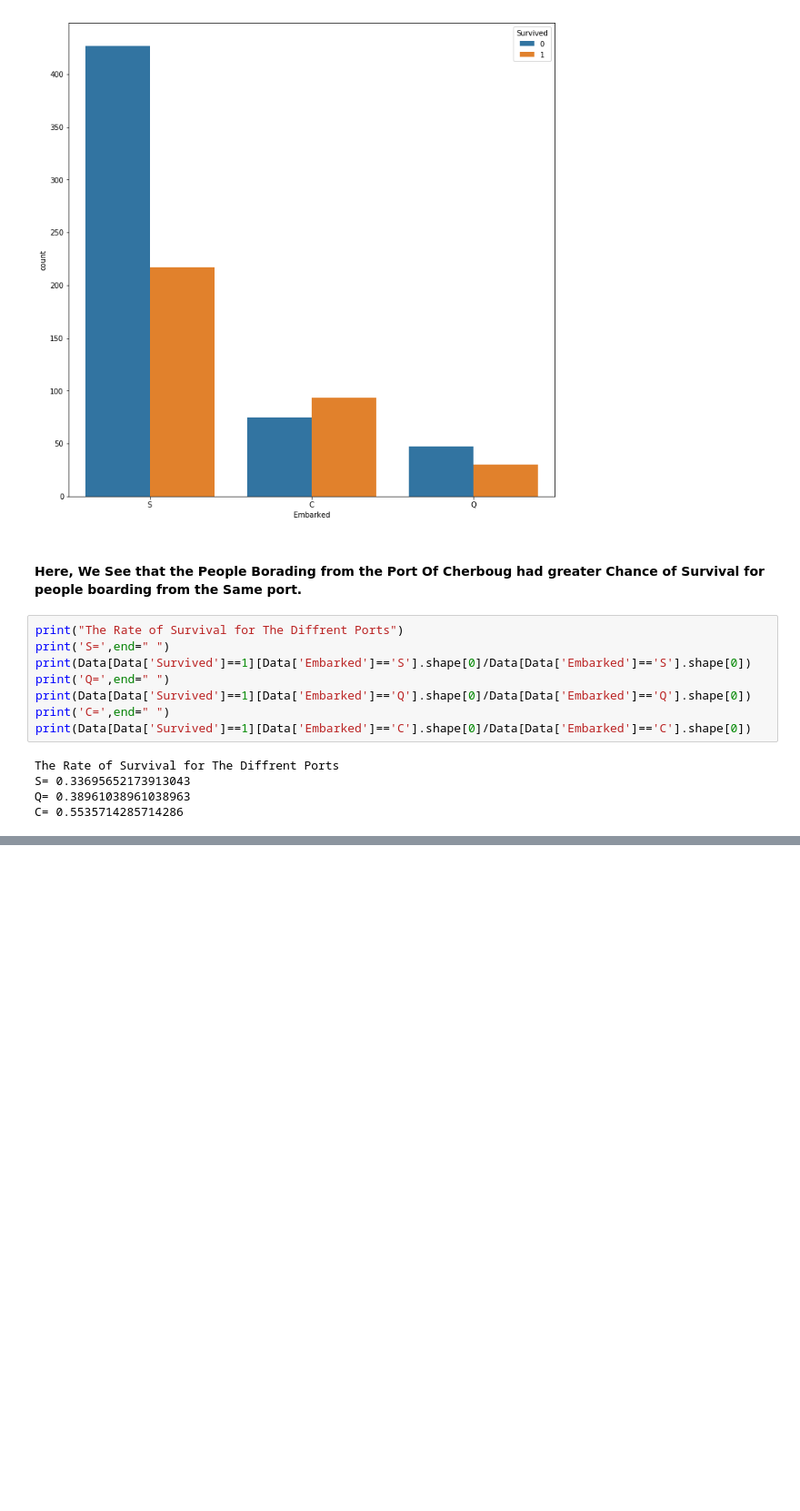
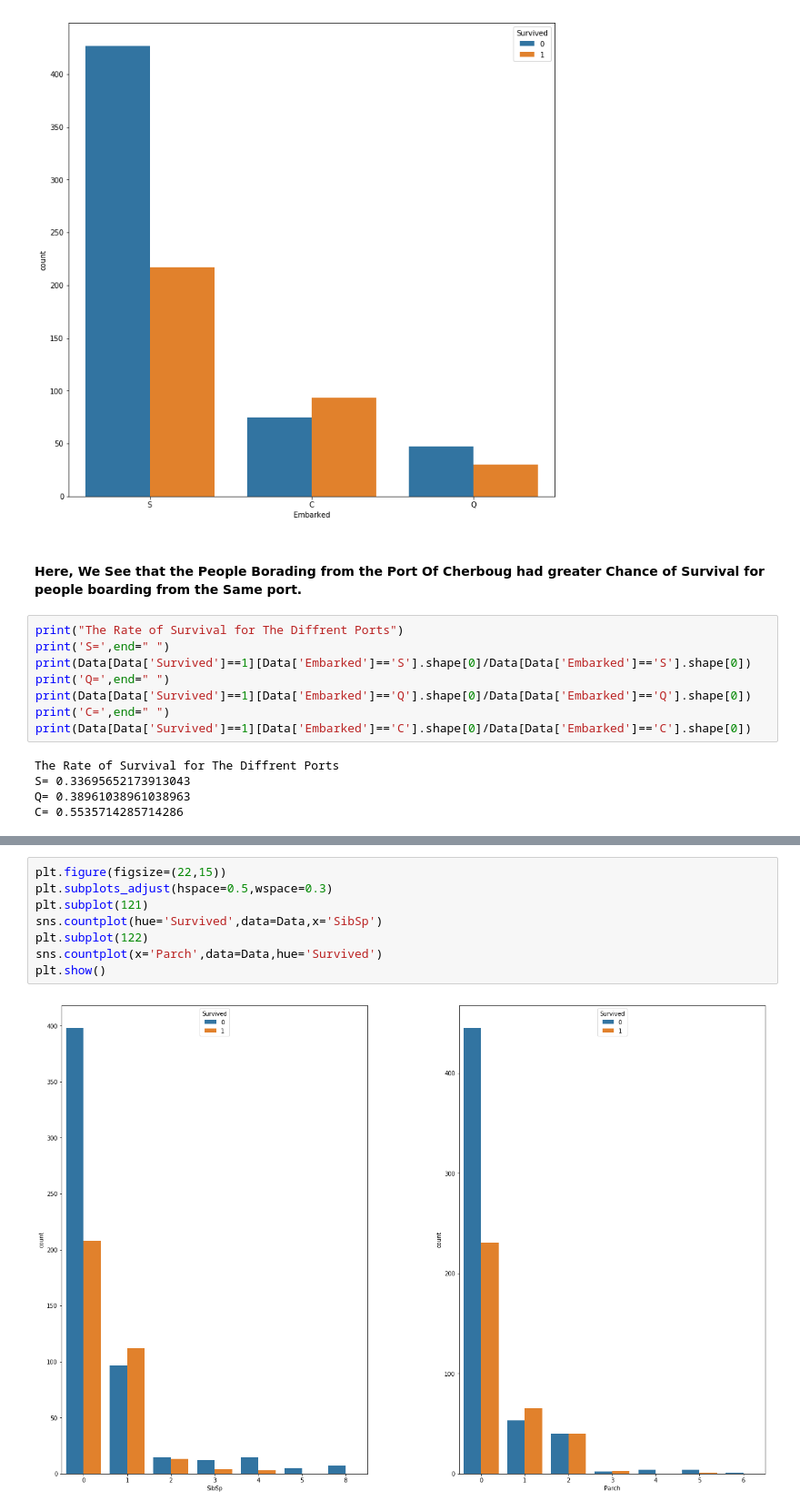
Before and after one commit to AjishKalia99/Titanic, a Jupyter notebook: Analysis.ipynb, the cells around one changed output, grey strips where cells are left out. Shown at 91% size. Saved outputs shown, nothing was run; the diff lists cells and outputs as text; blank space fills up the shorter version.

```diff
--- a/Analysis.ipynb
+++ b/Analysis.ipynb
@@ -195,0 +216,10 @@ C= 0.5535714285714286
+# %%
+plt.figure(figsize=(22,15))
+plt.subplots_adjust(hspace=0.5,wspace=0.3)
+plt.subplot(121)
+sns.countplot(hue='Survived',data=Data,x='SibSp')
+plt.subplot(122)
+sns.countplot(x='Parch',data=Data,hue='Survived')
+plt.show()
+# %% [output]
+[figure, added]
```
Also changed, not shown: parts of 4 cells of this notebook.
